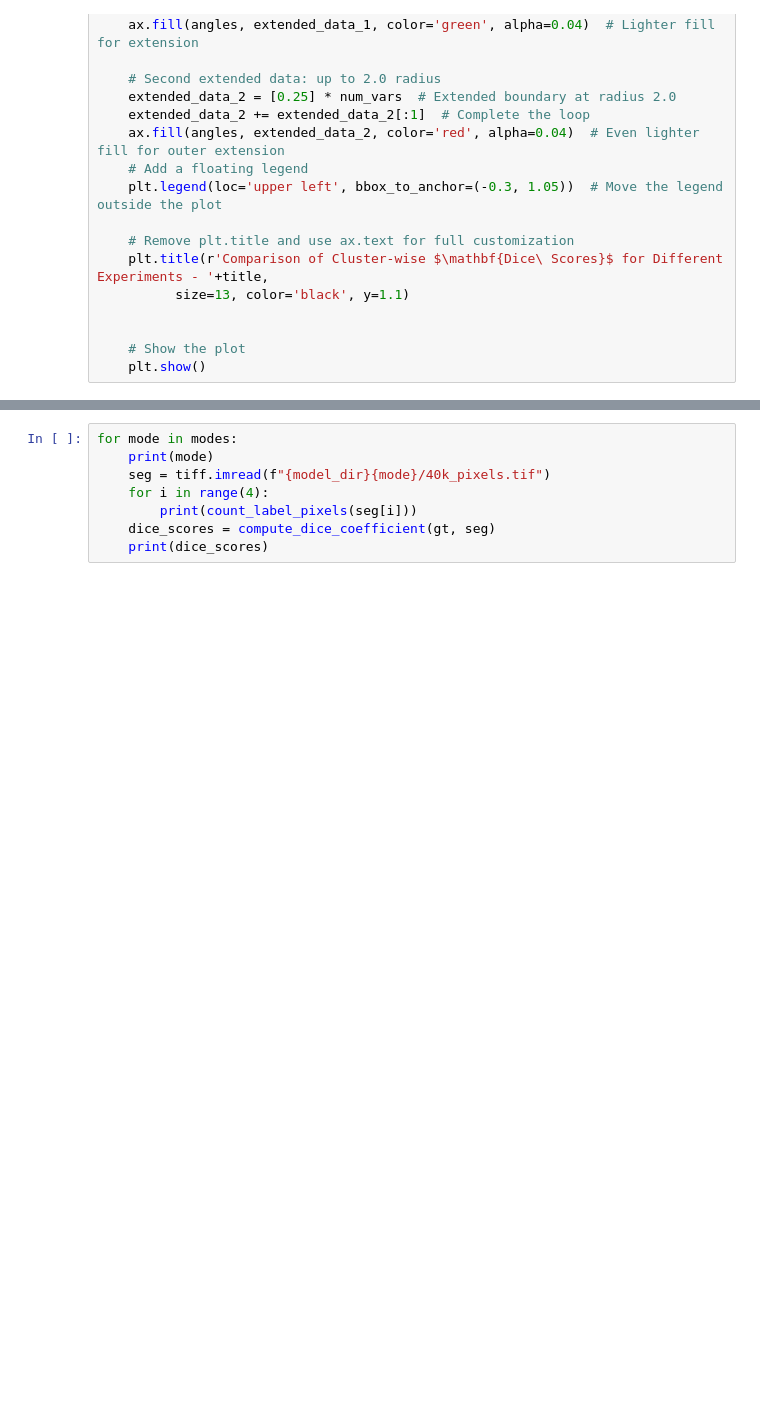
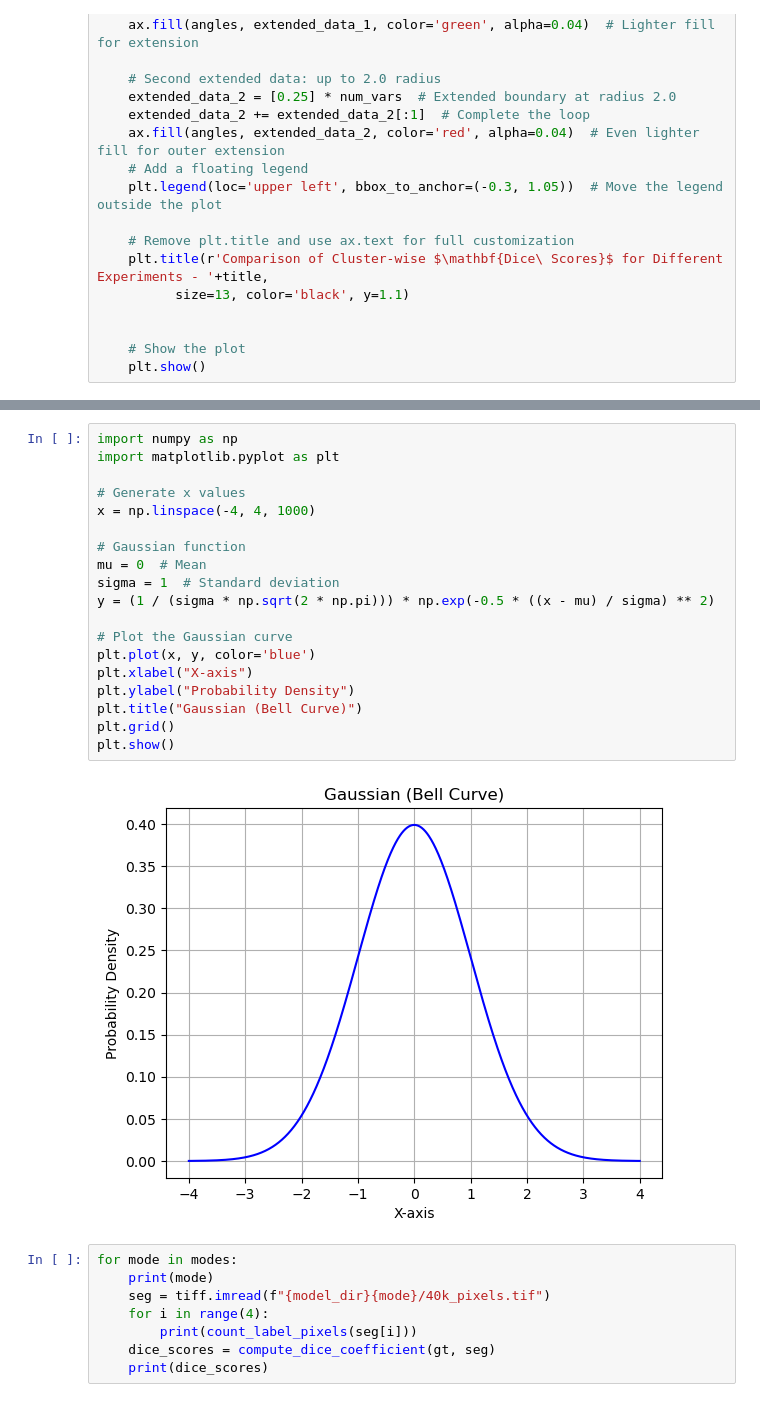
Before and after one commit to shei-dark/HDN, a Jupyter notebook: examples/2D/Pixel_Noise/Convallaria/pixel_prediction_mixture.ipynb, the cells around one changed output, grey strips where cells are left out. Drawn from its saved outputs; the diff is of its cells as text; blank space fills up the shorter version.

```diff
--- a/examples/2D/Pixel_Noise/Convallaria/pixel_prediction_mixture.ipynb
+++ b/examples/2D/Pixel_Noise/Convallaria/pixel_prediction_mixture.ipynb
@@ -778,3 +556,24 @@ for i in range(len(modes)):
+# %%
+import numpy as np
+import matplotlib.pyplot as plt
+
+# Generate x values
+x = np.linspace(-4, 4, 1000)
+
+# Gaussian function
+mu = 0  # Mean
+sigma = 1  # Standard deviation
+y = (1 / (sigma * np.sqrt(2 * np.pi))) * np.exp(-0.5 * ((x - mu) / sigma) ** 2)
+
+# Plot the Gaussian curve
+plt.plot(x, y, color='blue')
+plt.xlabel("X-axis")
+plt.ylabel("Probability Density")
+plt.title("Gaussian (Bell Curve)")
+plt.grid()
+plt.show()
+# %% [output]
+[figure, added]
 # %%
 for mode in modes:
     print(mode)
```
Also changed, not shown: parts of 30 cells of this notebook, 28 other files.
